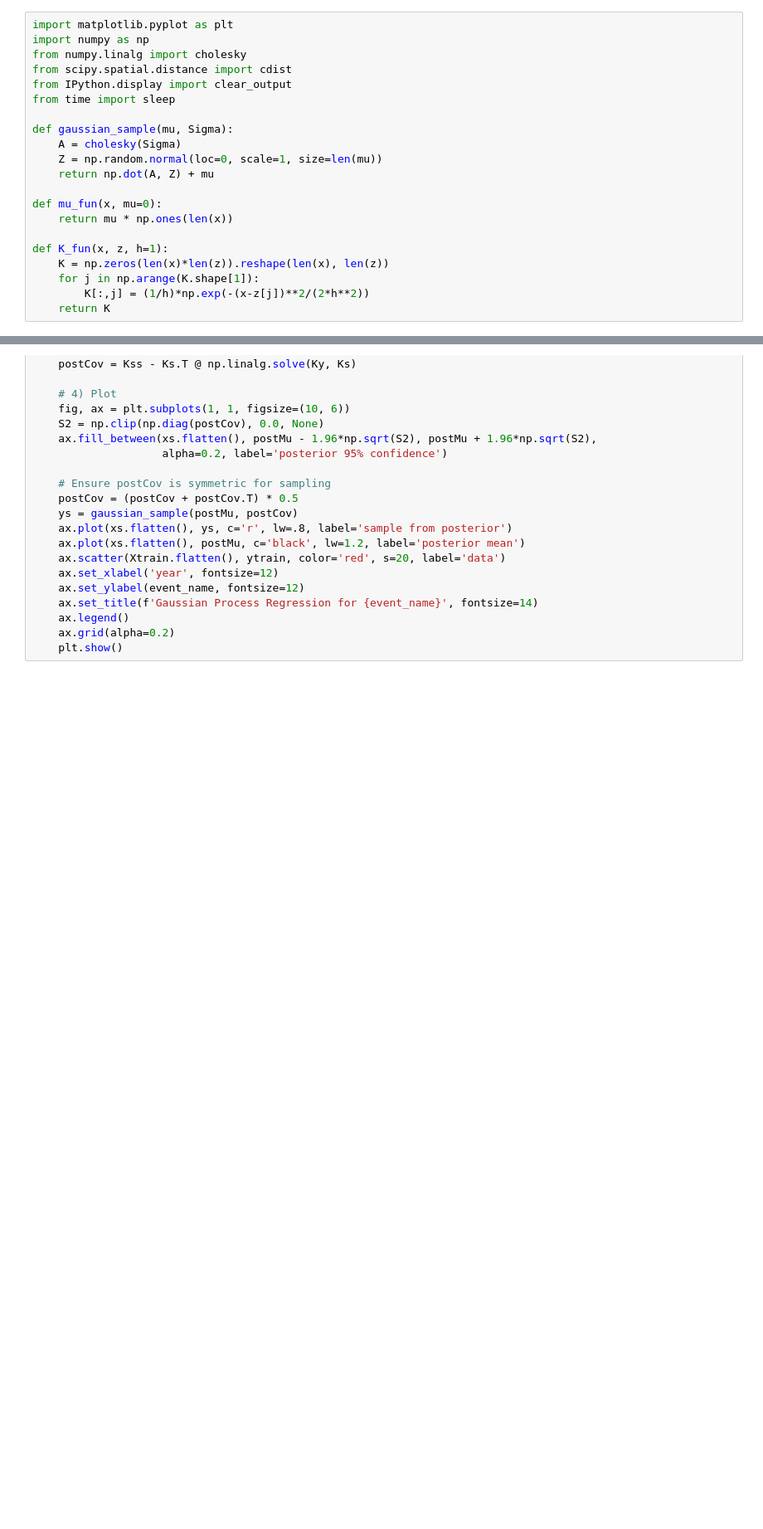
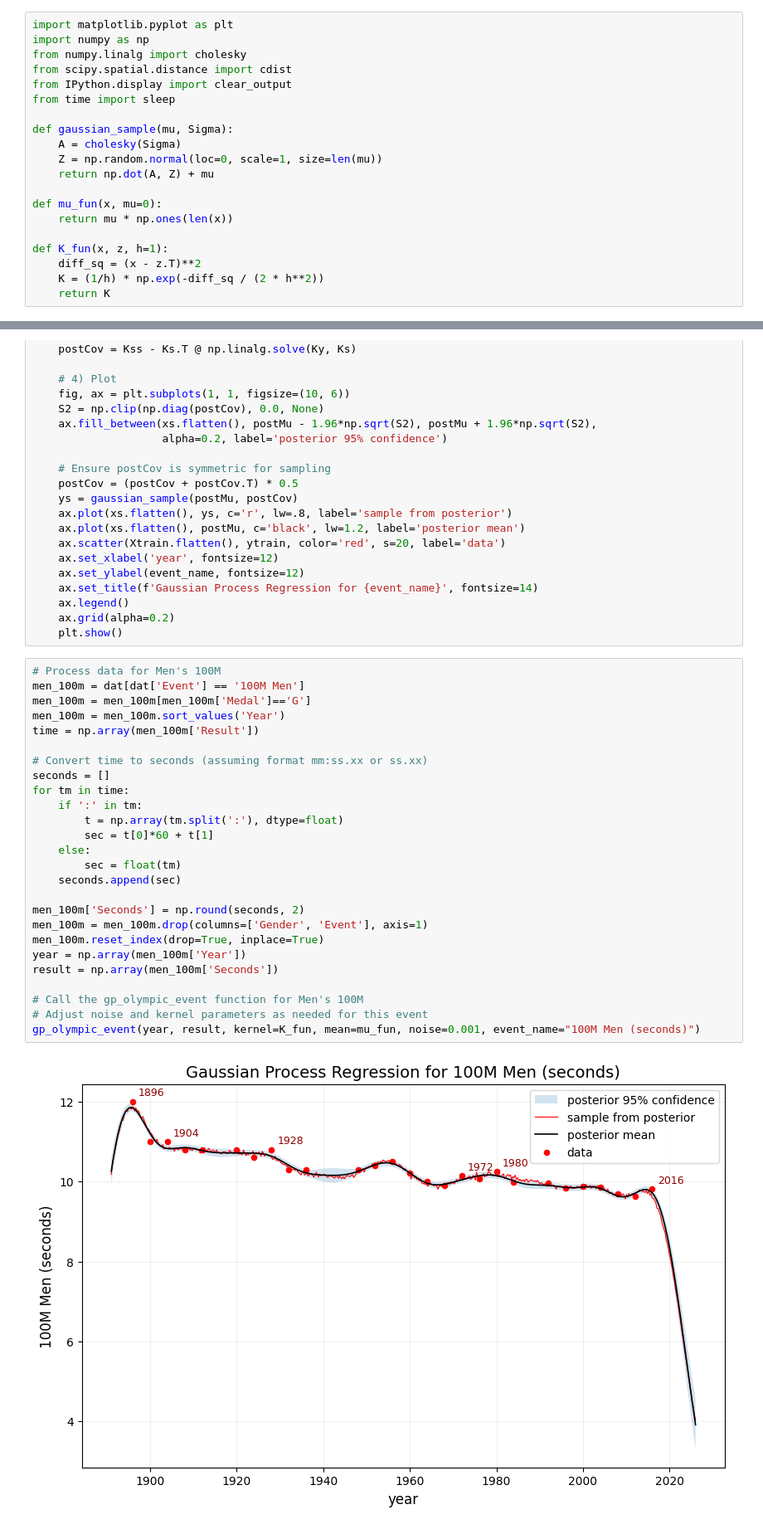
Before and after one commit to yxyang0820/SDS365_Assignments, a Jupyter notebook: assignments/assn2/assn2.ipynb, the cells around one changed output, grey strips where cells are left out. Shown at 83% size. Drawn from its saved outputs; the diff is of its cells as text; blank space fills up the shorter version.

```diff
--- a/assignments/assn2/assn2.ipynb
+++ b/assignments/assn2/assn2.ipynb
@@ -1038,9 +1040,8 @@ def mu_fun(x, mu=0):
     return mu * np.ones(len(x))
 
 def K_fun(x, z, h=1):
-    K = np.zeros(len(x)*len(z)).reshape(len(x), len(z))
-    for j in np.arange(K.shape[1]):
-        K[:,j] = (1/h)*np.exp(-(x-z[j])**2/(2*h**2))
+    diff_sq = (x - z.T)**2
+    K = (1/h) * np.exp(-diff_sq / (2 * h**2))
     return K
 # %%
 def gp_olympic_event(year, result, kernel, mean, noise, event_name):
@@ -1079,3 +1080,31 @@ def gp_olympic_event(year, result, kernel, mean, noise, event_name):
     ax.legend()
     ax.grid(alpha=0.2)
     plt.show()
+# %%
+# Process data for Men's 100M
+men_100m = dat[dat['Event'] == '100M Men']
+men_100m = men_100m[men_100m['Medal']=='G']
+men_100m = men_100m.sort_values('Year')
+time = np.array(men_100m['Result'])
+
+# Convert time to seconds (assuming format mm:ss.xx or ss.xx)
+seconds = []
+for tm in time:
+    if ':' in tm:
+        t = np.array(tm.split(':'), dtype=float)
+        sec = t[0]*60 + t[1]
+    else:
+        sec = float(tm)
+    seconds.append(sec)
+
+men_100m['Seconds'] = np.round(seconds, 2)
+men_100m = men_100m.drop(columns=['Gender', 'Event'], axis=1)
+men_100m.reset_index(drop=True, inplace=True)
+year = np.array(men_100m['Year'])
+result = np.array(men_100m['Seconds'])
+
+# Call the gp_olympic_event function for Men's 100M
+# Adjust noise and kernel parameters as needed for this event
+gp_olympic_event(year, result, kernel=K_fun, mean=mu_fun, noise=0.001, event_name="100M Men (seconds)")
+# %% [output]
+[figure, added]
```
Also changed, not shown: parts of 15 cells of this notebook.
